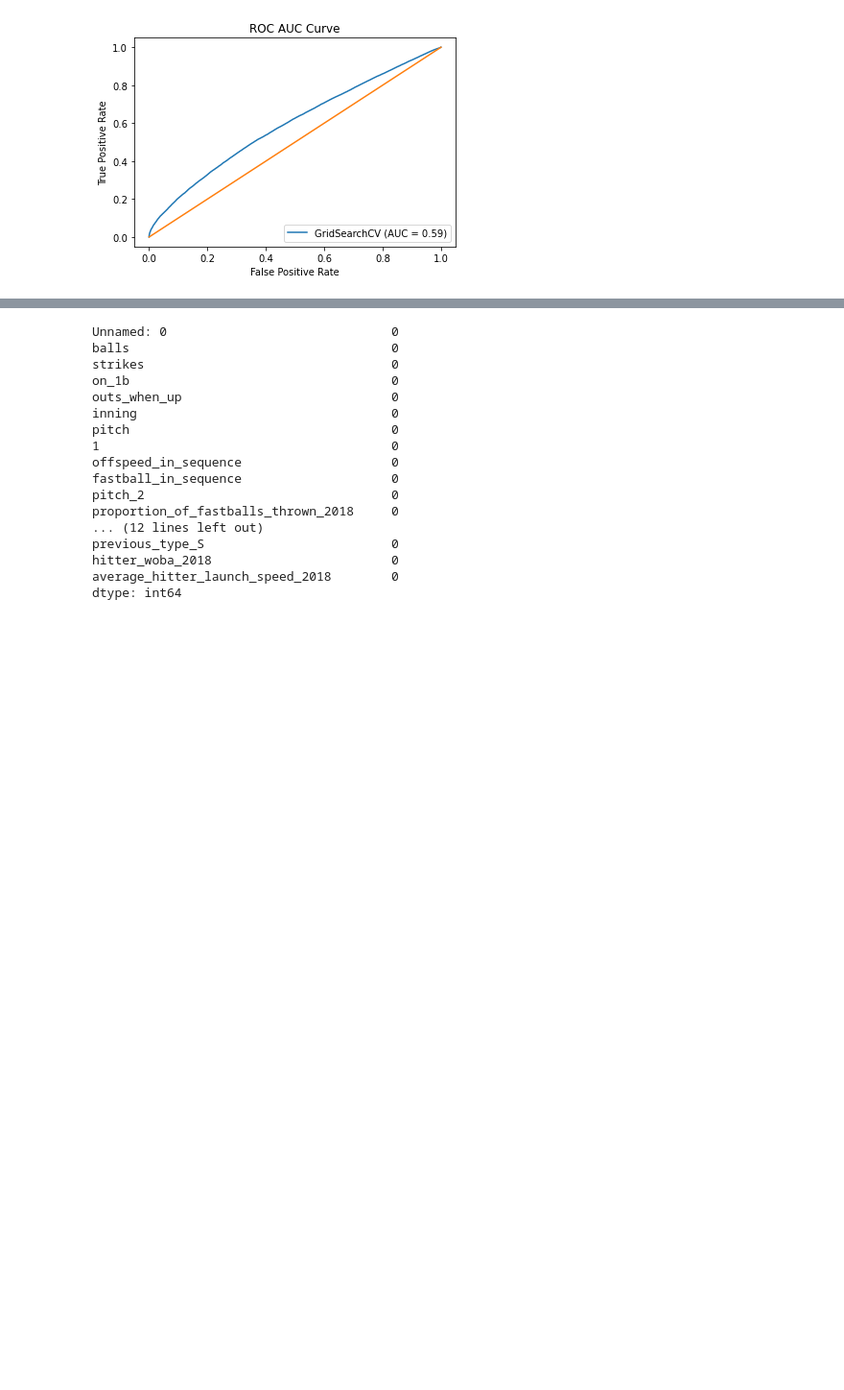
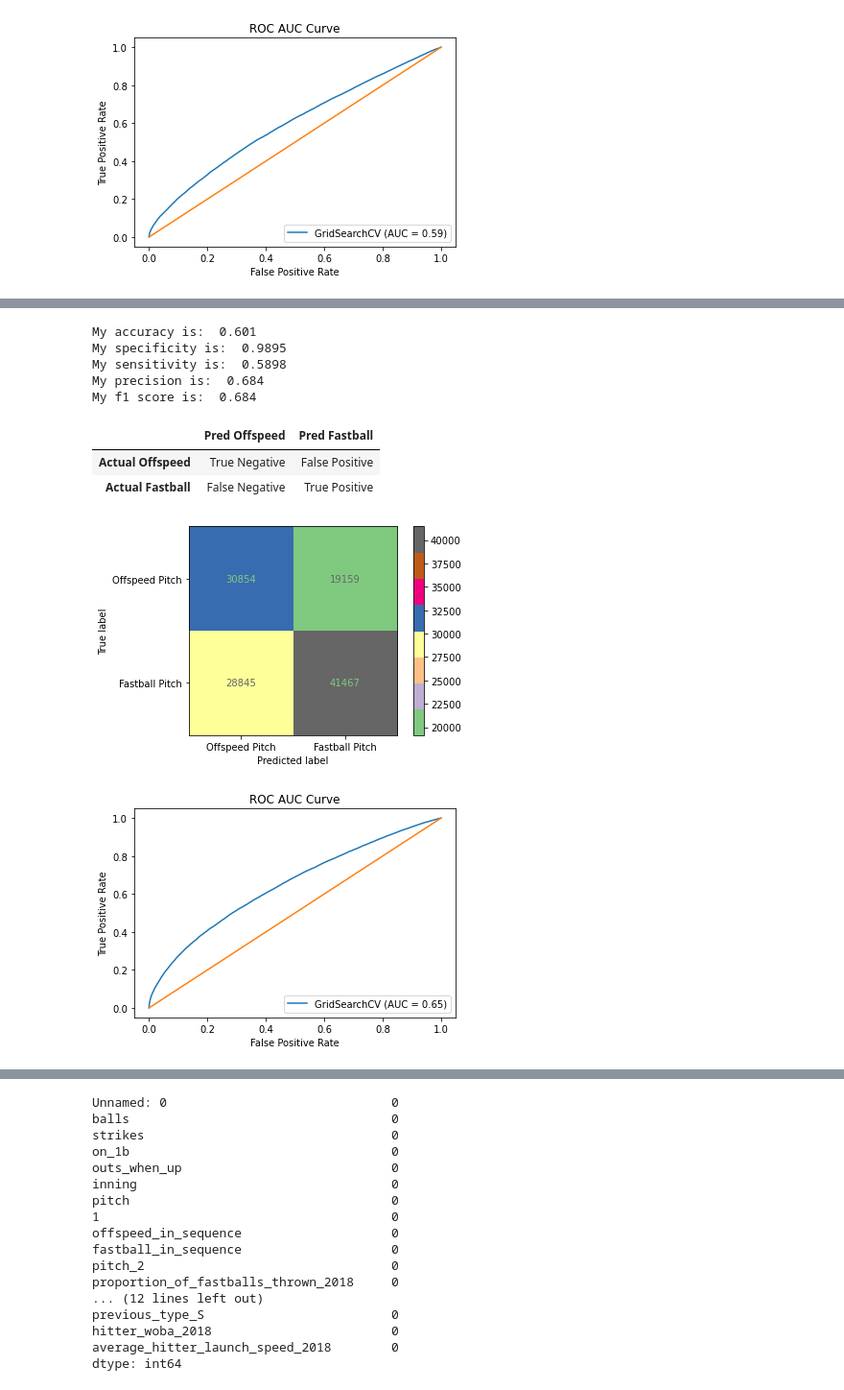
Before and after one commit to ethankuehl/project_6, a Jupyter notebook: code/03-Logistic_Regression.ipynb, the cells around one changed output, grey strips where cells are left out. Shown at 96% size. Saved outputs shown, nothing was run; the diff lists cells and outputs as text; code cells hidden in the pictures; blank space fills up the shorter version.

```diff
--- a/code/03-Logistic_Regression.ipynb
+++ b/code/03-Logistic_Regression.ipynb
@@ -336,0 +350,10 @@ My f1 score is:  0.5974
+# %%
+X_3 = dummy_df.drop(columns = ['pitch'])
+y_3 = dummy_df['pitch']
+# %%
+X_train_dum, X_test_dum, y_train_dum, y_test_dum = train_test_split(X_3, y_3, test_size=0.25,
+                                                    random_state=16, stratify=y)
+# %%
+gs_f2 = GridSearchCV(pipe, param_grid=params, n_jobs=-1, verbose=1, cv=5, scoring='f1_weighted')
+# %%
+gs_f2.fit(X_train_dum, y_train_dum)
@@ -336,0 +376,13 @@ My f1 score is:  0.5974
+# %%
+binary_classification_metrics(gs_f2, X_test_dum, y_test_dum);
+# %% [output]
+My accuracy is:  0.601
+My specificity is:  0.9895
+My sensitivity is:  0.5898
+My precision is:  0.684
+My f1 score is:  0.684
+|  | Pred Offspeed | Pred Fastball |
+| Actual Offspeed | True Negative | False Positive |
+| Actual Fastball | False Negative | True Positive |
+[figure, added]
+[figure, added]
```
Also changed, not shown: parts of 11 cells of this notebook, 2 other files.
